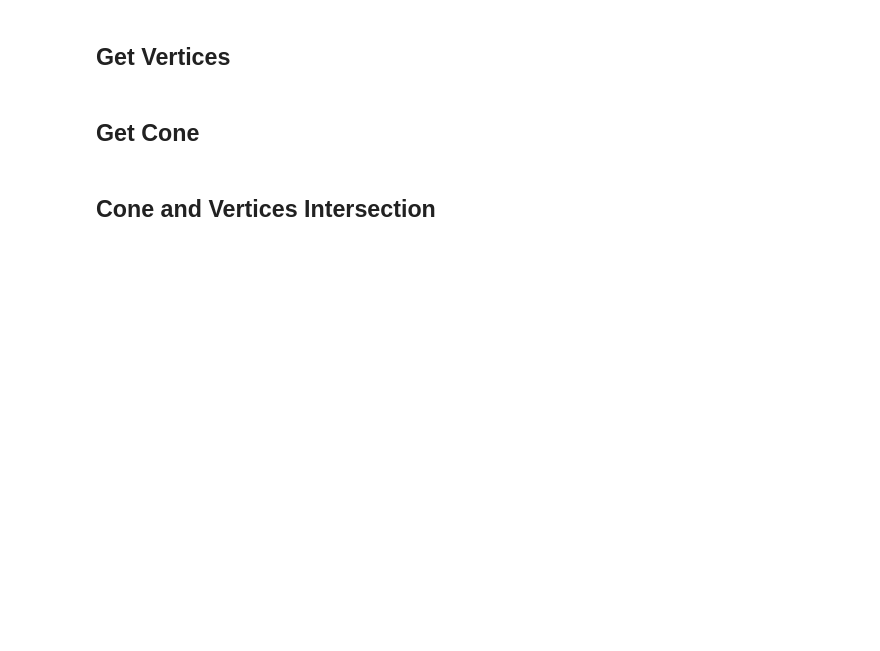
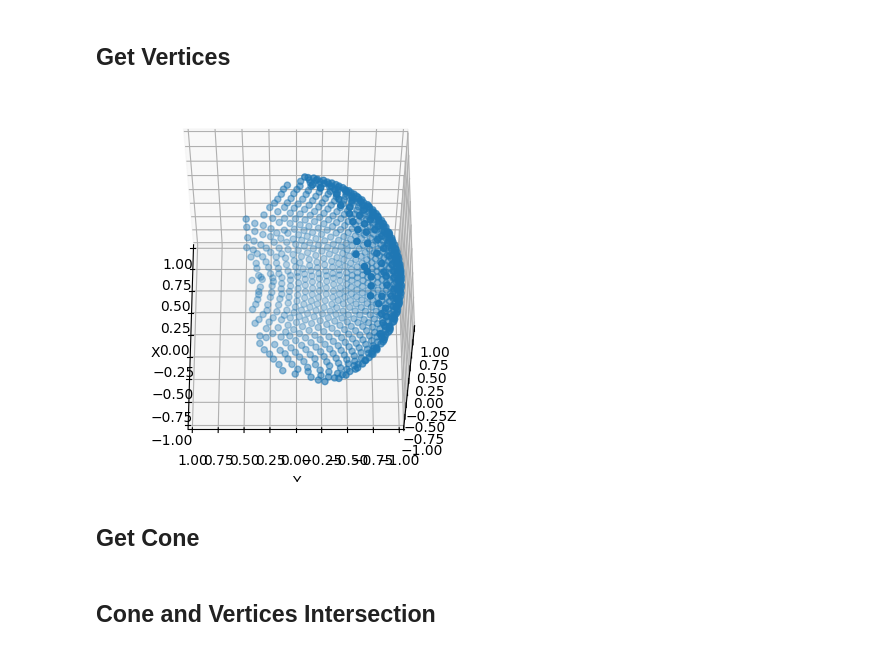
Before and after one commit to valentindalstein/FOVMAP, a Jupyter notebook: notebooks/flyeye_cone_intersect.ipynb, the cells around one changed output. Drawn from its saved outputs; the diff is of its cells as text; code cells hidden in the pictures; blank space fills up the shorter version.

Commit message:
delete useless nb add inline plot to flyeye interesect

```diff
--- a/notebooks/flyeye_cone_intersect.ipynb
+++ b/notebooks/flyeye_cone_intersect.ipynb
@@ -42,7 +42,7 @@ original_vertices_dict = {
 viewing_dir = np.array([1, 0, 0])
 # Cartesian coordinates rotation
 rx = 0
-ry = 0
+ry = 60
 rz = 0
 title = f"rx_{rx}_ry_{ry}_rz_{rz}"
 # Rotate the lens
@@ -55,7 +55,9 @@ if rx or ry or rz:
 else:
     rotated_vertices = vertices
 # %%
-# visualize_lens_dir(rotated_vertices, viewing_dir)
+visualize_lens_dir(rotated_vertices, viewing_dir)
+# %% [output]
+[figure, added]
 # %% [markdown]
 ## Get Cone
 # %%
```
Also changed, not shown: parts of 12 cells of this notebook, 1 other file.
